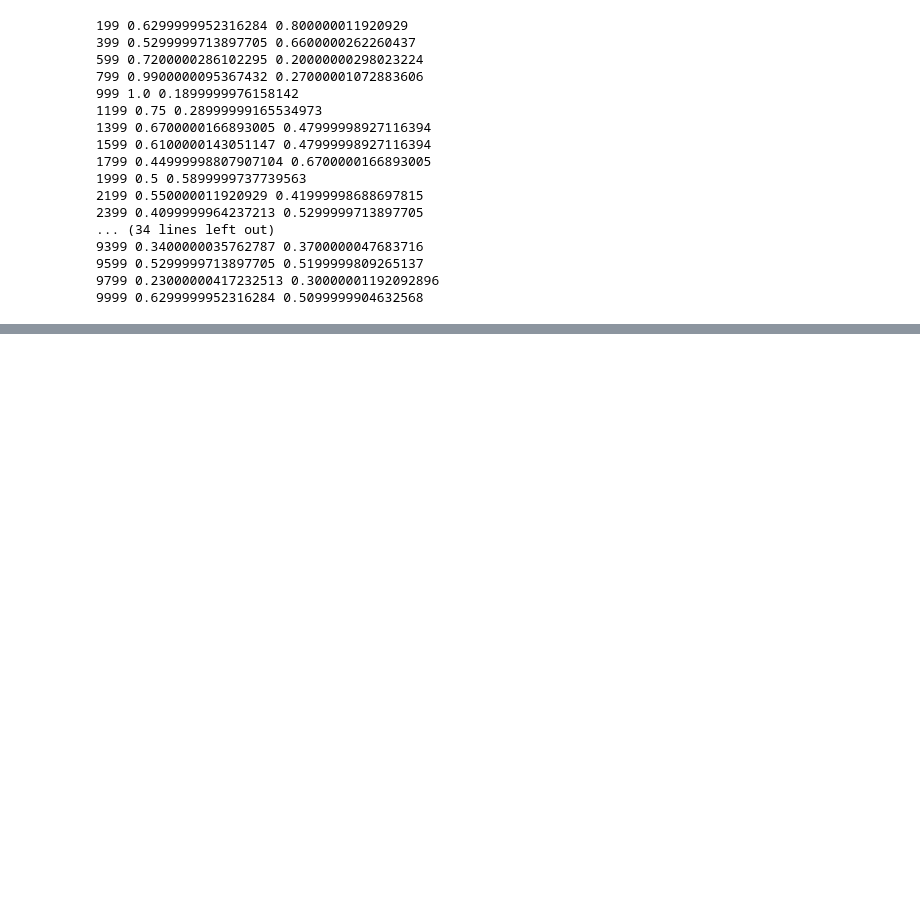
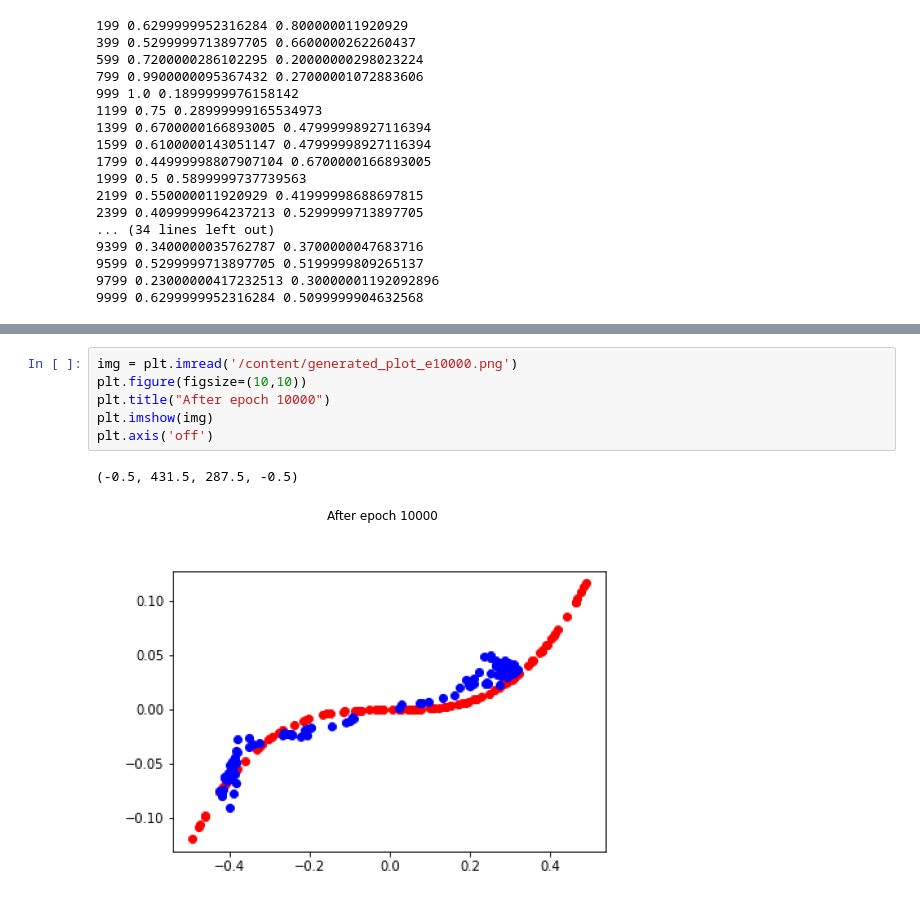
Before and after one commit to arjun-gangwar/Geneartive-Adversarial-Networks, a Jupyter notebook: GAN_Tutorial.ipynb, the cells around one changed output, grey strips where cells are left out. Saved outputs shown, nothing was run; the diff lists cells and outputs as text; blank space fills up the shorter version.

```diff
--- a/GAN_Tutorial.ipynb
+++ b/GAN_Tutorial.ipynb
@@ -241,0 +251,9 @@ train(generator, discriminator, gan_model, latent_dim, n_eval=200)
+# %%
+img = plt.imread('/content/generated_plot_e10000.png')
+plt.figure(figsize=(10,10))
+plt.title("After epoch 10000")
+plt.imshow(img)
+plt.axis('off')
+# %% [output]
+(-0.5, 431.5, 287.5, -0.5)
+[figure, added]
```
Also changed, not shown: parts of 1 cell of this notebook.
